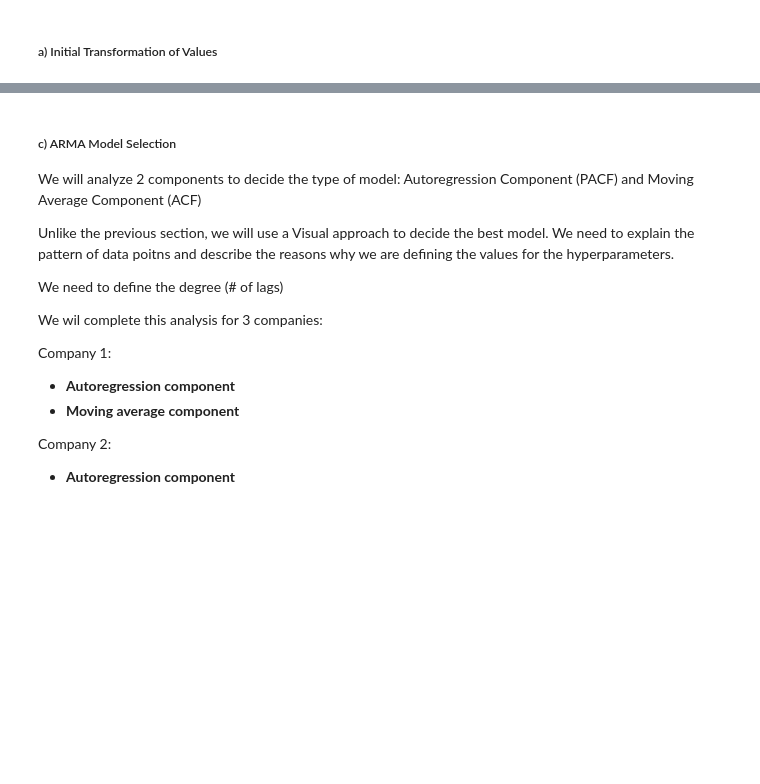
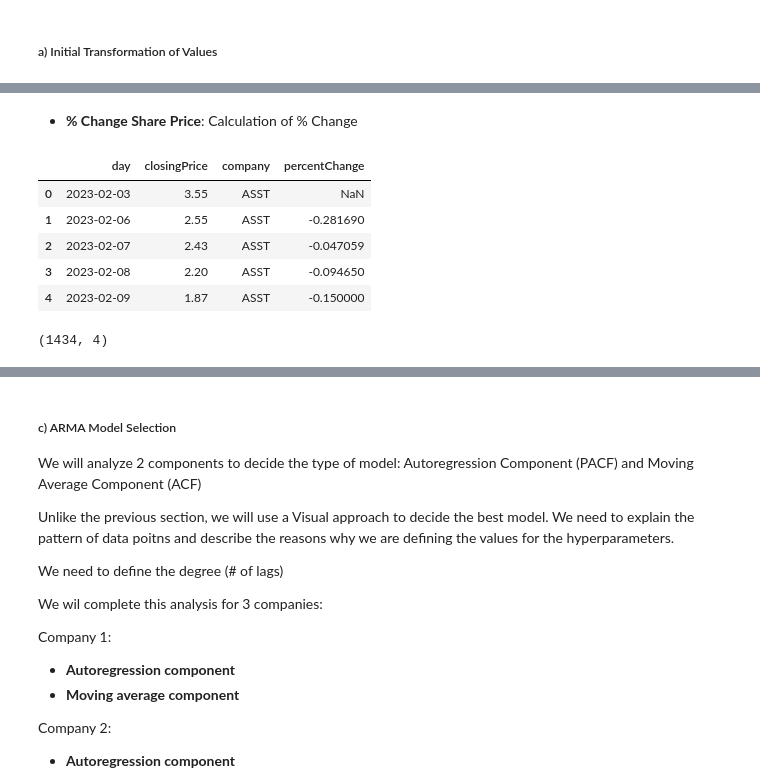
Before and after one commit to carefulDoppelganger/NotebookSamples, a Jupyter notebook: Group3-FinalProject.ipynb, the cells around one changed output, grey strips where cells are left out. Cells and saved outputs as stored; diff of their text form; code cells hidden in the pictures; blank space fills up the shorter version.

```diff
--- a/Group3-FinalProject.ipynb
+++ b/Group3-FinalProject.ipynb
@@ -551,0 +559,4 @@ scatterMatrix.show()
+# %%
+# Creating dataframe with day, closingPrice and Company
+ARMAdata = dailyData[['day','closingPrice','company']]
+ARMAdata.head(n = 5)
@@ -551,0 +572,4 @@ scatterMatrix.show()
+# %%
+# Defining company as categorical vraible
+ARMAdata['company'] = ARMAdata['company'].astype("category")
+ARMAdata.dtypes
@@ -551,0 +595,16 @@ scatterMatrix.show()
+# %% [markdown]
+- **% Change Share Price**: Calculation of % Change
+# %%
+ARMAdata['percentChange'] = ARMAdata.groupby('company')['closingPrice'].pct_change()
+ARMAdata.head(n = 5)
+# %% [output]
+|  | day | closingPrice | company | percentChange |
+| 0 | 2023-02-03 | 3.55 | ASST | NaN |
+| 1 | 2023-02-06 | 2.55 | ASST | -0.281690 |
+| 2 | 2023-02-07 | 2.43 | ASST | -0.047059 |
+| 3 | 2023-02-08 | 2.20 | ASST | -0.094650 |
+| 4 | 2023-02-09 | 1.87 | ASST | -0.150000 |
+# %%
+ARMAdata.shape
+# %% [output]
+(1434, 4)
```
Also changed, not shown: parts of 27 cells of this notebook, 1 other file.
